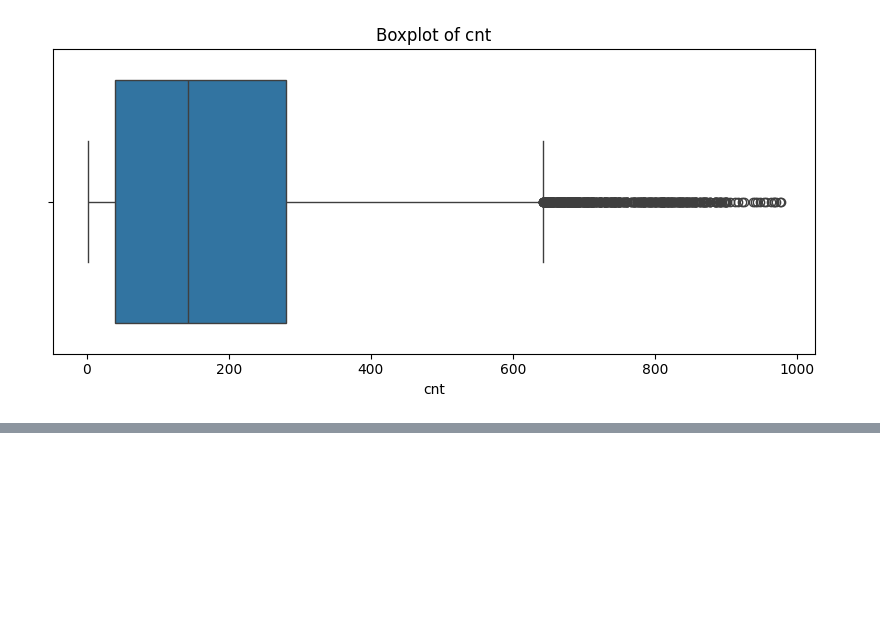
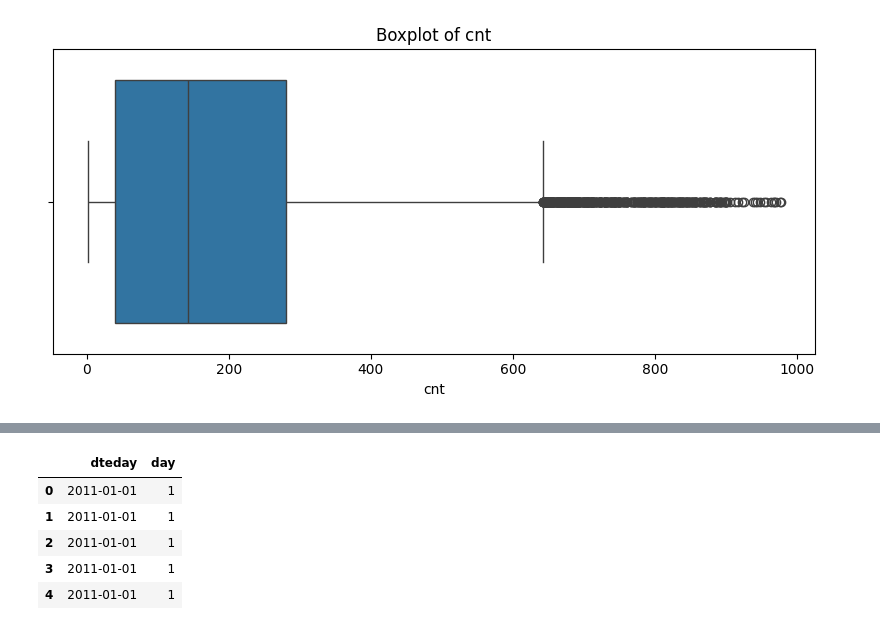
Before and after one commit to vaishnavit67/23cse301-ecommerce-ml-capstone, a Jupyter notebook: Notebooks/Regression.ipynb, the cells around one changed output, grey strips where cells are left out. Cells and saved outputs as stored; diff of their text form; code cells hidden in the pictures; blank space fills up the shorter version.

```diff
--- a/Notebooks/Regression.ipynb
+++ b/Notebooks/Regression.ipynb
@@ -401,0 +411,16 @@ for col in numerical_eda:
+# %%
+# Convert date column to datetime
+df["dteday"] = pd.to_datetime(df["dteday"])
+
+# Extract day of month as an additional feature
+df["day"] = df["dteday"].dt.day
+
+# Display the new feature
+df[["dteday", "day"]].head()
+# %% [output]
+|  | dteday | day |
+| 0 | 2011-01-01 | 1 |
+| 1 | 2011-01-01 | 1 |
+| 2 | 2011-01-01 | 1 |
+| 3 | 2011-01-01 | 1 |
+| 4 | 2011-01-01 | 1 |
```
Also changed, not shown: parts of 6 cells of this notebook.
